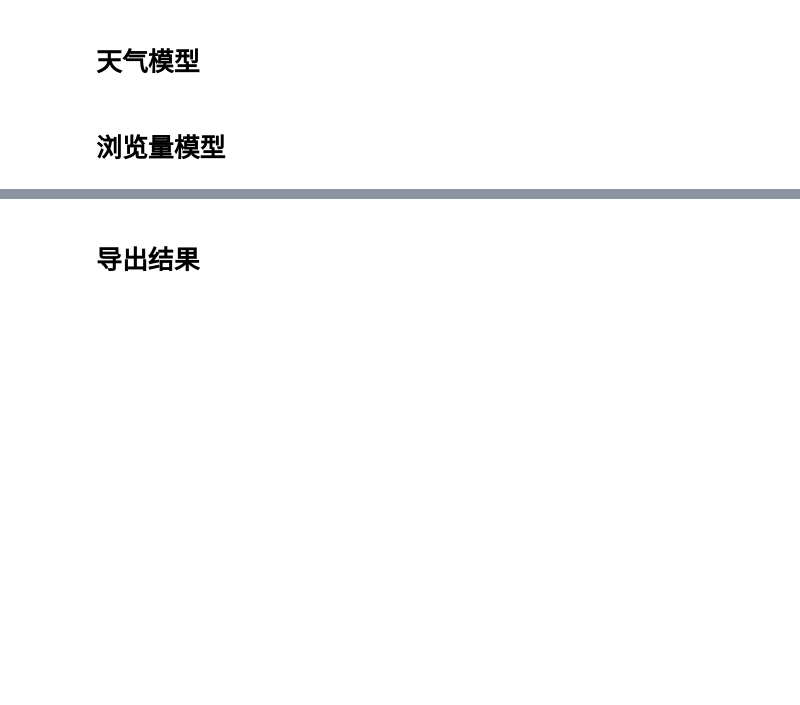
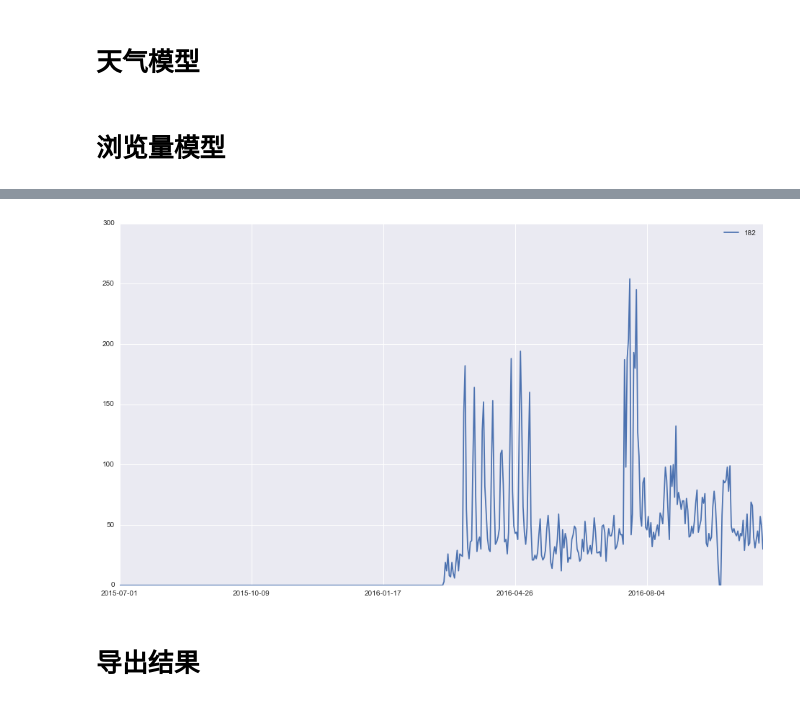
Before and after one commit to wakemeup-xyz/TianChi_IJCAI-17_sales_prediction_code, a Jupyter notebook: Prediction.ipynb, the cells around one changed output, grey strips where cells are left out. Saved outputs shown, nothing was run; the diff lists cells and outputs as text; code cells hidden in the pictures; blank space fills up the shorter version.

```diff
--- a/Prediction.ipynb
+++ b/Prediction.ipynb
@@ -703,3 +756,7 @@ shop_info.loc[:,'predict_day_1':'predict_day_14']
+# %%
+draw_id(182)
+# %% [output]
+[figure, added]
 # %% [markdown]
 # 导出结果
 # %%
```
Also changed, not shown: parts of 14 cells of this notebook, 3 other files.
